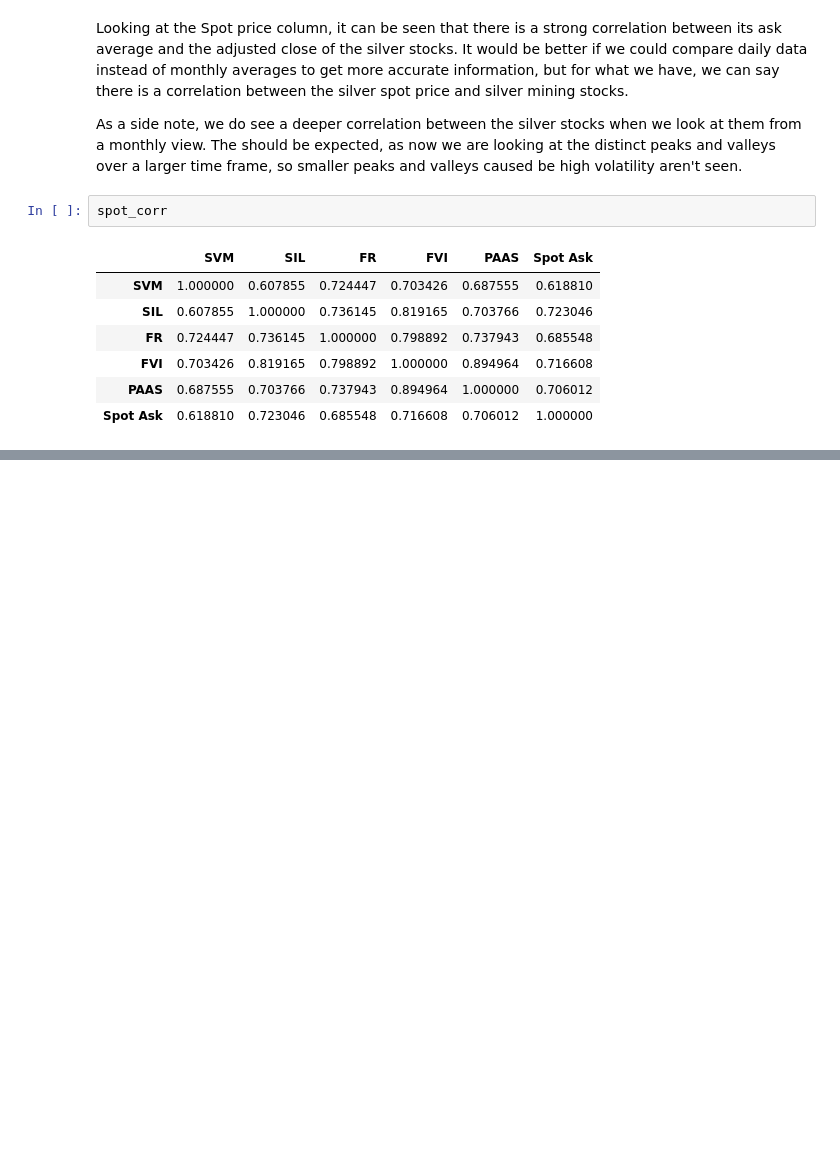
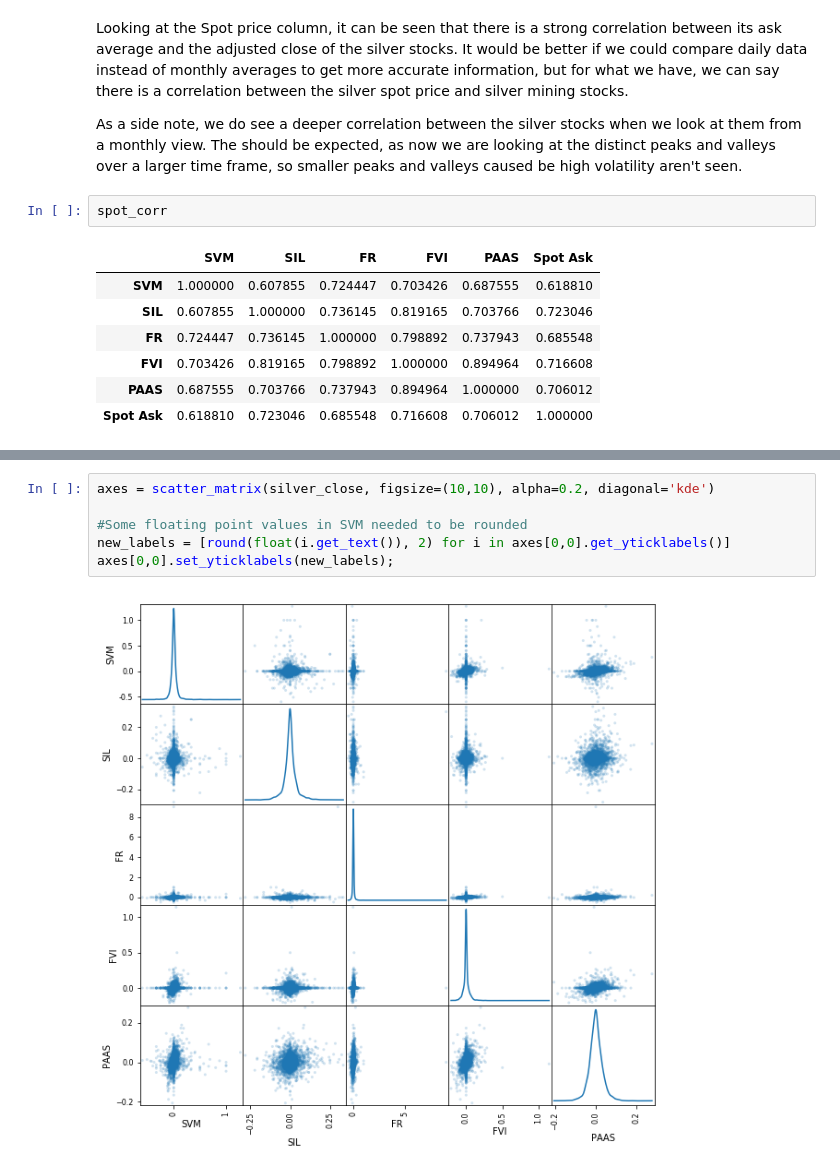
Before and after one commit to Benjamin-Pickers/Stock-Analysis, a Jupyter notebook: Stock analysis/ComparingCanadianSilverStocks.ipynb, the cells around one changed output, grey strips where cells are left out. Saved outputs shown, nothing was run; the diff lists cells and outputs as text; blank space fills up the shorter version.

```diff
--- a/Stock analysis/ComparingCanadianSilverStocks.ipynb
+++ b/Stock analysis/ComparingCanadianSilverStocks.ipynb
@@ -344,0 +435,8 @@ spot_corr
+# %%
+axes = scatter_matrix(silver_close, figsize=(10,10), alpha=0.2, diagonal='kde')
+
+#Some floating point values in SVM needed to be rounded
+new_labels = [round(float(i.get_text()), 2) for i in axes[0,0].get_yticklabels()]
+axes[0,0].set_yticklabels(new_labels);
+# %% [output]
+[figure, added]
```
Also changed, not shown: parts of 12 cells of this notebook.
